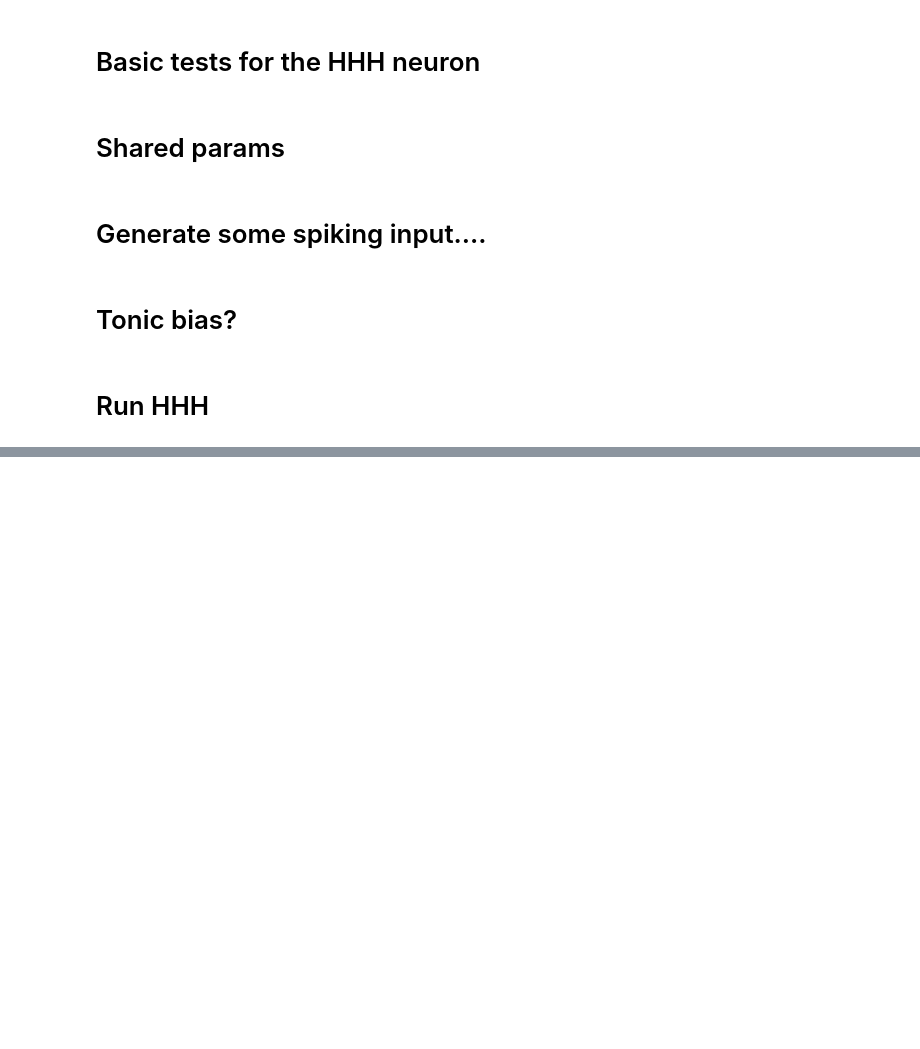
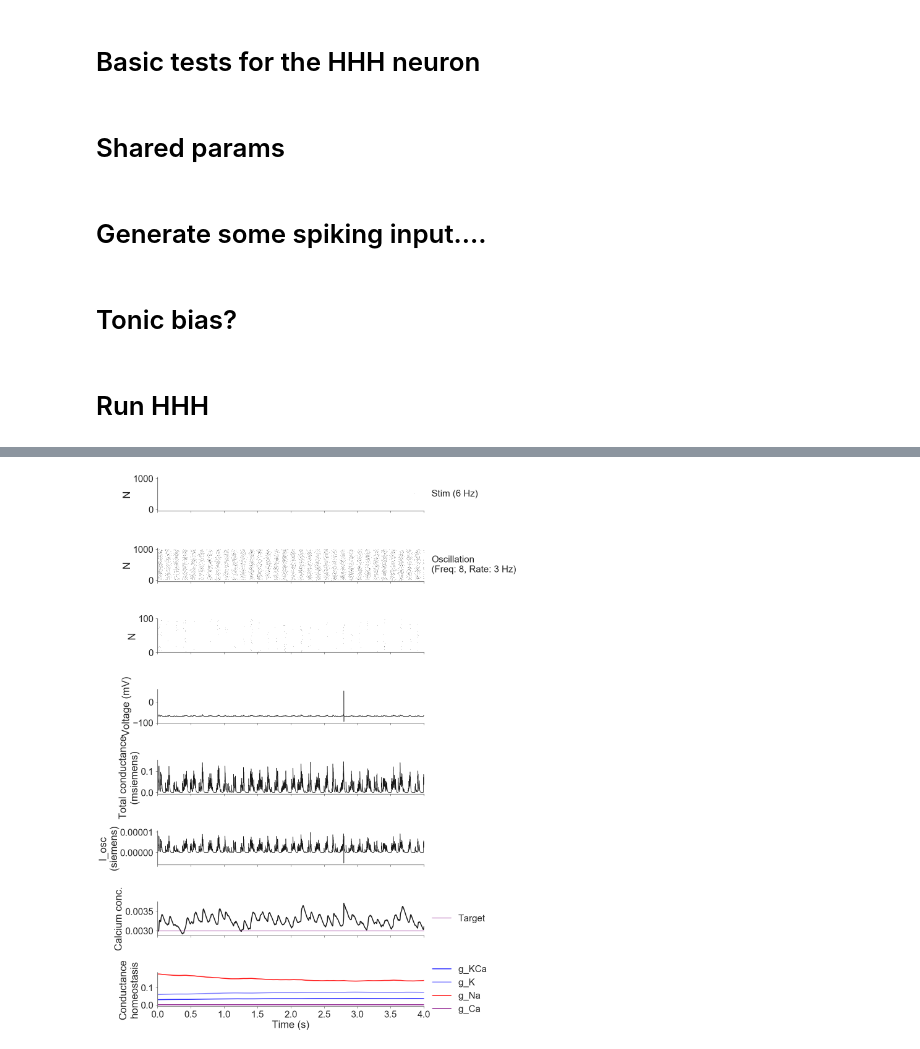
Before and after one commit to voytekresearch/resistingrhythm, a Jupyter notebook: resistingrhythm/ipynb/testing_HHH.ipynb, the cells around one changed output, grey strips where cells are left out. Saved outputs shown, nothing was run; the diff lists cells and outputs as text; code cells hidden in the pictures; blank space fills up the shorter version.

```diff
--- a/resistingrhythm/ipynb/testing_HHH.ipynb
+++ b/resistingrhythm/ipynb/testing_HHH.ipynb
@@ -66,15 +66,15 @@ results = HHH(
     ts_osc,
     external_current=None,
     N=N,
-    Ca_target=0.03,
+    Ca_target=0.003,
     tau_h=tau_h,
     w_in=w,
     tau_in=tau_e,
     V_in=V_e,
     bias_in=0.0e-9,
     w_osc=w,
-    tau_osc=tau_i,
-    V_osc=V_i,
+    tau_osc=tau_e,
+    V_osc=V_e,
     sigma=0,
     homeostasis=True,
     time_step=1e-5,
@@ -89,25 +104,24 @@ results['times'].shape, results['calcium'][n, :].shape,
 # Which neuron's traces to plot (all spikes shown)
 n = 0
 
-# plt.figure()
+# --------------------------------------------------------------------------------
 fig, ax = plt.subplots(8, sharex=True, figsize=(16, 26))
 
 # Drives
-_ = ax[0].plot(ts_in, ns_in,
-               markersize=1, marker='o', linestyle='', color='k', label='Stim (6 Hz)')
+_ = ax[0].plot(ts_in, ns_in, markersize=1, marker='o', linestyle='', color='k',
+               label='Stim (6 Hz)')
 _ = ax[0].set_ylabel("N")
 _ = ax[0].legend(loc='center left', bbox_to_anchor=(.9, 0.5))
-_ = ax[0].set_xlim(0, ts_x.max())
+_ = ax[0].set_xlim(0, time)
 
-_ = ax[1].plot(ts_osc, ns_osc,
-               markersize=1, marker='o', linestyle='', color='k', label='Oscillation\n(Freq: 8, Rate: 3 Hz)')
+_ = ax[1].plot(ts_osc, ns_osc, markersize=1, marker='o', linestyle='', color='k',
+               label='Oscillation\n(Freq: 8, Rate: 3 Hz)')
 _ = ax[1].set_ylabel("N")
 _ = ax[1].legend(loc='center left', bbox_to_anchor=(.9, 0.5))
-_ = ax[1].set_xlim(0, ts_x.max())
+_ = ax[1].set_xlim(0, time)
 
 # Obs. spikes
-_ = ax[2].plot(ts_x, ns_x,
-               markersize=1, marker='o', linestyle='', color='k')
+_ = ax[2].plot(ts_x, ns_x, markersize=1, marker='o', linestyle='', color='k')
 _ = ax[2].set_ylabel("N")
 _ = ax[2].set_ylim(0, 100)
 _ = ax[2].legend(loc='center left', bbox_to_anchor=(.9, 0.5))
@@ -129,35 +143,36 @@ _ = ax[4].set_ylabel("Total conductance\n(msiemens)")
 # Gtotal
 t = results['times']
 v = results['I_osc'][n, :]
 _ = ax[5].plot(t, v, linestyle='-', linewidth=1.5, color='k', alpha=0.9)
-_ = ax[5].set_ylabel("I_osc \n(msiemens)")
+_ = ax[5].set_ylabel("I_osc\n(siemens)")
 # _ = ax[1].set_ylim(-100, 40)
 
 # Ca
-ca_target = 0.03
+ca_target = 0.003
 t = results['times']
 v = results['calcium'][n, :]
 _ = ax[6].plot(t, v, linestyle='-', linewidth=3, color='k', alpha=0.9)
-_ = ax[6].plot(t, np.repeat(ca_target, v.size),
-               linestyle='-', linewidth=4, color='purple', alpha=0.25, label="Target")
+_ = ax[6].plot(t, np.repeat(ca_target, v.size), linestyle='-', linewidth=4, color='purple', alpha=0.25,
+               label="Target")
 _ = ax[6].set_ylabel("Calcium conc.")
 _ = ax[6].legend(loc='center left', bbox_to_anchor=(1, 0.5))
 # _ = ax[1].set_ylim(-100, 40)
 
 # Homeostatsis
 t = results['times']
 v1 = results['g_KCa'][n, :]
 v2 = results['g_K'][n, :]
 v3 = results['g_Na'][n, :]
 v4 = results['g_Ca'][n, :]
 _ = ax[7].plot(t, v1, linestyle='-', linewidth=3, color='blue', alpha=0.8, label="g_KCa")
 _ = ax[7].plot(t, v2, linestyle='-', linewidth=3, color='blue', alpha=0.5, label="g_K")
 _ = ax[7].plot(t, v3, linestyle='-', linewidth=3, color='red', alpha=0.9, label="g_Na")
 _ = ax[7].plot(t, v4, linestyle='-', linewidth=3, color='purple', alpha=0.9, label="g_Ca")
 _ = ax[7].set_xlabel("Time (s)")
 _ = ax[7].set_ylabel("Conductance\nhomeostasis")
 _ = ax[7].legend(loc='center left', bbox_to_anchor=(1, 0.5))
 
-#
 plt.tight_layout()
 sns.despine()
+# %% [output]
+[figure, added]
```
Also changed, not shown: parts of 2 cells of this notebook, 1 other file.
